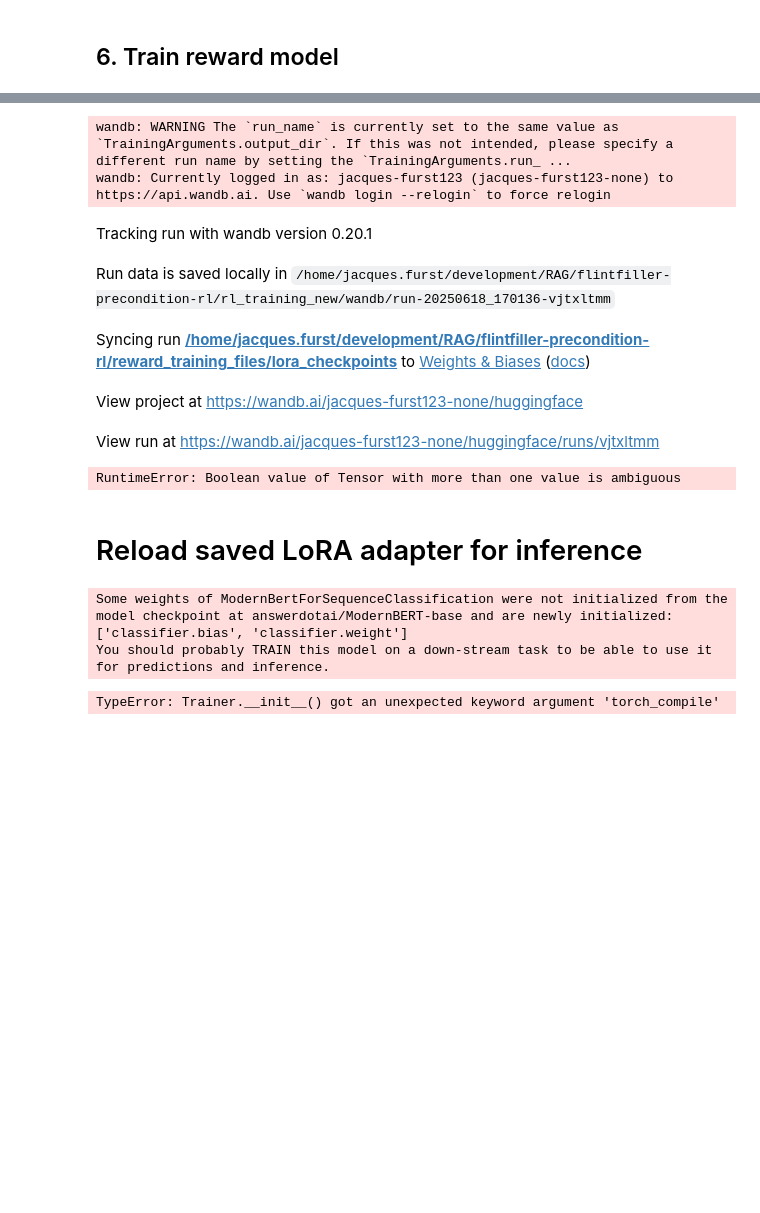
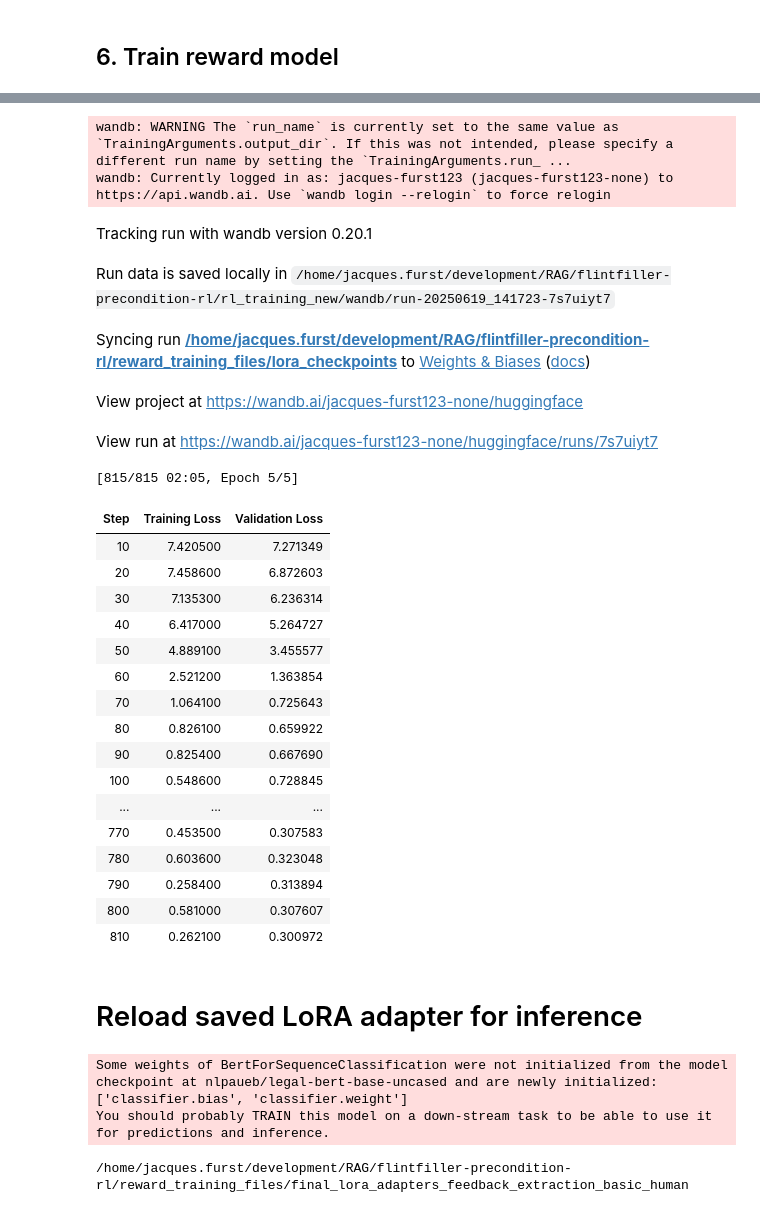
Before and after one commit to JacquesFuerst/RLHF_Legal_Ontology, a Jupyter notebook: rl_training_new/fine_tune_reward_model_basic.ipynb, the cells around one changed output, grey strips where cells are left out. Cells and saved outputs as stored; diff of their text form; code cells hidden in the pictures; blank space fills up the shorter version.

Commit message:
debugged reward function

```diff
--- a/rl_training_new/fine_tune_reward_model_basic.ipynb
+++ b/rl_training_new/fine_tune_reward_model_basic.ipynb
@@ -233,7 +233,7 @@ for param in model.base_model.parameters():
 
 
 # Convert the model to a PEFT (LoRA) model
-model = get_peft_model(model, lora_config)
-model.gradient_checkpointing_enable()
-model.print_trainable_parameters()  # Check trainable params (~0.1% of full model)
+peft_model = get_peft_model(model, lora_config)
+# model.gradient_checkpointing_enable()
+peft_model.print_trainable_parameters()  # Check trainable params (~0.1% of full model)
 # %% [output]
@@ -344,29 +339,30 @@ training_args = TrainingArguments(
     save_total_limit=3,
     per_device_train_batch_size=4,
     per_device_eval_batch_size=4,
-    learning_rate=3e-5,
-    num_train_epochs=30,
+    learning_rate=3e-4,
+    num_train_epochs=5,
     logging_steps=10,
     label_names=["labels"],
     # report_to="none",
     logging_dir="./logs",
-    fp16=True,  # Use mixed precision training
+    # fp16=True,  # Use mixed precision training
     metric_for_best_model="eval_loss", # or "eval_loss"
     greater_is_better=False, # False if using loss
-    gradient_accumulation_steps=4, #
-    torch_compile=False
+    # gradient_accumulation_steps=4, #
+    # torch_compile=False
     # weight_decay=0.01
+    warmup_steps=82,
 )
 
 # Initialize custom trainer
 trainer = CustomRewardTrainer(
-    model=model,
+    model=peft_model,
     args=training_args,
     train_dataset=datasets[0],
     eval_dataset=datasets[1],
     # compute_metrics=trainer.compute_metrics,  # Use the custom metrics function
     processing_class=tokenizer,
-    loss_type="mse",  # "mse" or "huber"
+    loss_type="huber",  # "mse" or "huber"
     weight_strategy="linear",  # "linear", "inverse", or None
 )
 
@@ -382,29 +378,55 @@ cuda:0
 # %%
 # if not os.path.exists(FINAL_LORA_ADAPTERS):
 # train model
 trainer.train()
 # # store final model parameters
-model.save_pretrained(FINAL_LORA_ADAPTERS)
+peft_model.save_pretrained(FINAL_LORA_ADAPTERS)
 
 # #TODO: not storing this properly I suppose, need to change
 # %% [output]
 wandb: WARNING The `run_name` is currently set to the same value as `TrainingArguments.output_dir`. If this was not intended, please specify a different run name by setting the `TrainingArguments.run_ ...
 wandb: Currently logged in as: jacques-furst123 (jacques-furst123-none) to https://api.wandb.ai. Use `wandb login --relogin` to force relogin
 Tracking run with wandb version 0.20.1
-Run data is saved locally in /home/jacques.furst/development/RAG/flintfiller-precondition-rl/rl_training_new/wandb/run-20250618_170136-vjtxltmm
+Run data is saved locally in /home/jacques.furst/development/RAG/flintfiller-precondition-rl/rl_training_new/wandb/run-20250619_141723-7s7uiyt7
 Syncing run /home/jacques.furst/development/RAG/flintfiller-precondition-rl/reward_training_files/lora_checkpoints to Weights & Biases (docs)
 View project at https://wandb.ai/jacques-furst123-none/huggingface
-View run at https://wandb.ai/jacques-furst123-none/huggingface/runs/vjtxltmm
+View run at https://wandb.ai/jacques-furst123-none/huggingface/runs/7s7uiyt7
-RuntimeError: Boolean value of Tensor with more than one value is ambiguous
+[815/815 02:05, Epoch 5/5]
+| Step | Training Loss | Validation Loss |
+| 10 | 7.420500 | 7.271349 |
+| 20 | 7.458600 | 6.872603 |
+| 30 | 7.135300 | 6.236314 |
+| 40 | 6.417000 | 5.264727 |
+| 50 | 4.889100 | 3.455577 |
+| 60 | 2.521200 | 1.363854 |
+| 70 | 1.064100 | 0.725643 |
+| 80 | 0.826100 | 0.659922 |
+| 90 | 0.825400 | 0.667690 |
+| 100 | 0.548600 | 0.728845 |
+| ... | ... | ... |
+| 770 | 0.453500 | 0.307583 |
+| 780 | 0.603600 | 0.323048 |
+| 790 | 0.258400 | 0.313894 |
+| 800 | 0.581000 | 0.307607 |
+| 810 | 0.262100 | 0.300972 |
 # %% [markdown]
 # Reload saved LoRA adapter for inference
 # %%
 base_model_test = AutoModelForSequenceClassification.from_pretrained(MODEL, num_labels=1)
+
+
+# config = PeftConfig.from_pretrained(FINAL_LORA_ADAPTERS)
+# base_model_test = AutoModelForSequenceClassification.from_pretrained(config.base_model_name_or_path, num_labels=1)
+
 new_model = PeftModel.from_pretrained(base_model_test, FINAL_LORA_ADAPTERS)
 # new_model = new_model.merge_and_unload()
 # %% [output]
-Some weights of ModernBertForSequenceClassification were not initialized from the model checkpoint at answerdotai/ModernBERT-base and are newly initialized: ['classifier.bias', 'classifier.weight']
+Some weights of BertForSequenceClassification were not initialized from the model checkpoint at nlpaueb/legal-bert-base-uncased and are newly initialized: ['classifier.bias', 'classifier.weight']
 You should probably TRAIN this model on a down-stream task to be able to use it for predictions and inference.
+# %%
+print(FINAL_LORA_ADAPTERS)
+# %% [output]
+/home/jacques.furst/development/RAG/flintfiller-precondition-rl/reward_training_files/final_lora_adapters_feedback_extraction_basic_human
 # %%
 # Initialize trainer with new model
 trainer = CustomRewardTrainer(
@@ -420,8 +442,6 @@ trainer = CustomRewardTrainer(
     # data_collator=RewardDataCollator()
     # torch_compile=False
 )
-# %% [output]
-TypeError: Trainer.__init__() got an unexpected keyword argument 'torch_compile'
 # %%
 # Evaluate the model on the test set
 test_results = trainer.evaluate(eval_dataset=datasets[2])
```
Also changed, not shown: parts of 11 cells of this notebook, 2 other files.
